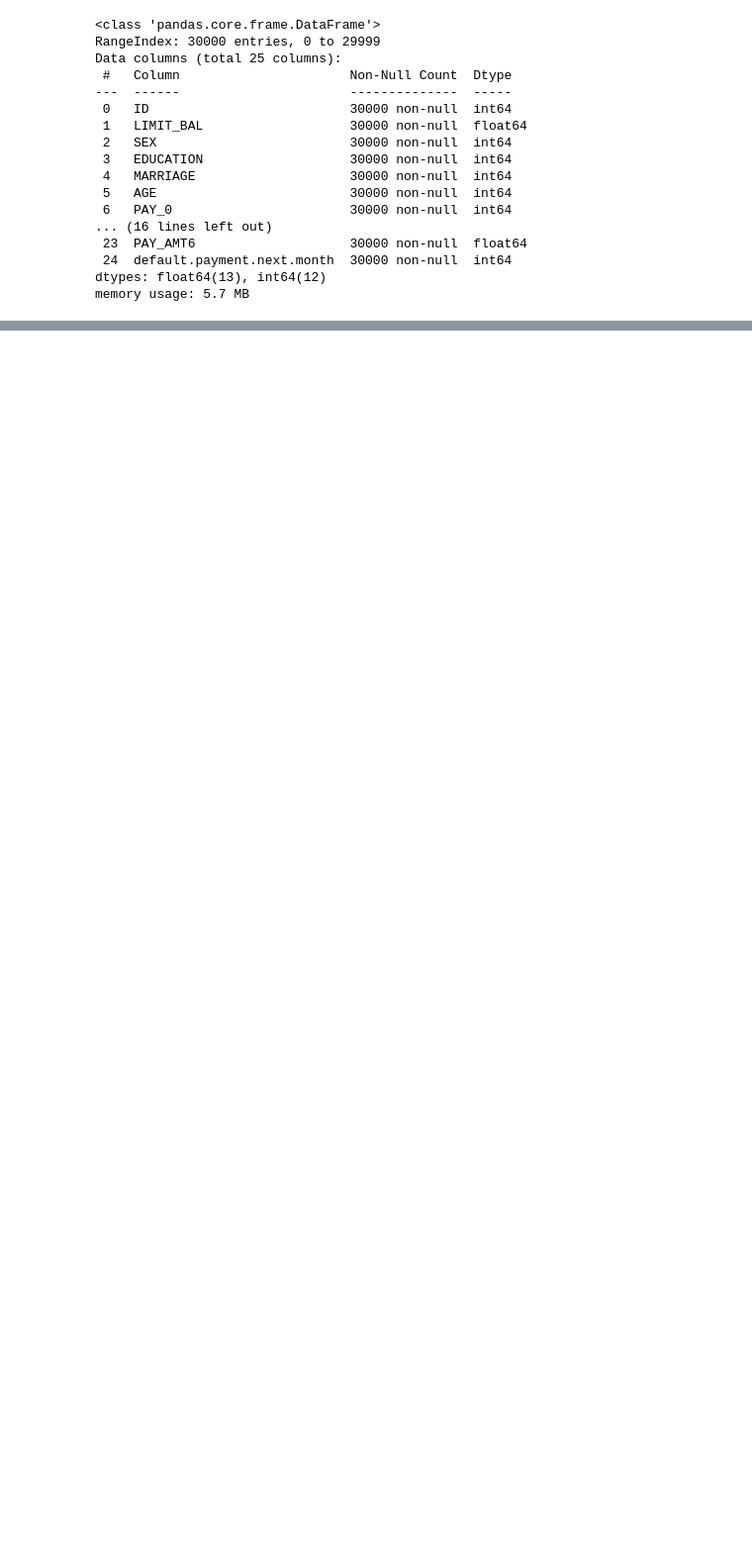
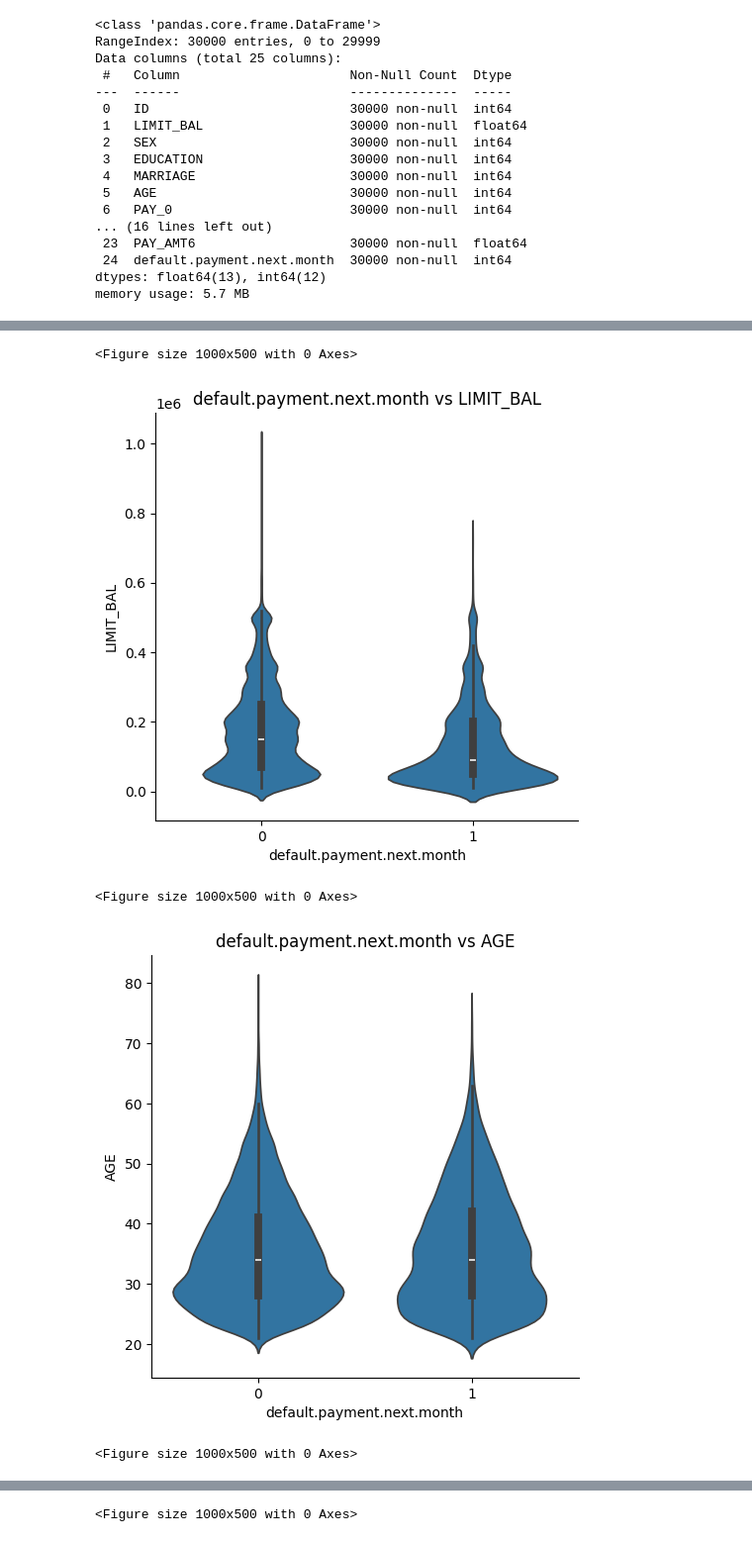
Before and after one commit to shaloy-lewis/credit-card-default-prediction, a Jupyter notebook: experiment/experiments.ipynb, the cells around one changed output, grey strips where cells are left out. Shown at 99% size. Drawn from its saved outputs; the diff is of its cells as text; code cells hidden in the pictures; blank space fills up the shorter version.

```diff
--- a/experiment/experiments.ipynb
+++ b/experiment/experiments.ipynb
@@ -40,0 +199,14 @@ memory usage: 5.7 MB
+# %%
+for i in numeric_features:
+  plt.figure(figsize=(10,5))
+  sns.catplot(x=target_feature[0],y=i,data=df,kind='violin')
+  plt.ylabel(i)
+  plt.xlabel(target_feature[0])
+  plt.title(target_feature[0]+' vs '+i)
+  plt.show()
+# %% [output]
+<Figure size 1000x500 with 0 Axes>
+[figure, added]
+<Figure size 1000x500 with 0 Axes>
+[figure, added]
+<Figure size 1000x500 with 0 Axes>
@@ -40,0 +214 @@ memory usage: 5.7 MB
+<Figure size 1000x500 with 0 Axes>
```
Also changed, not shown: parts of 32 cells of this notebook.
